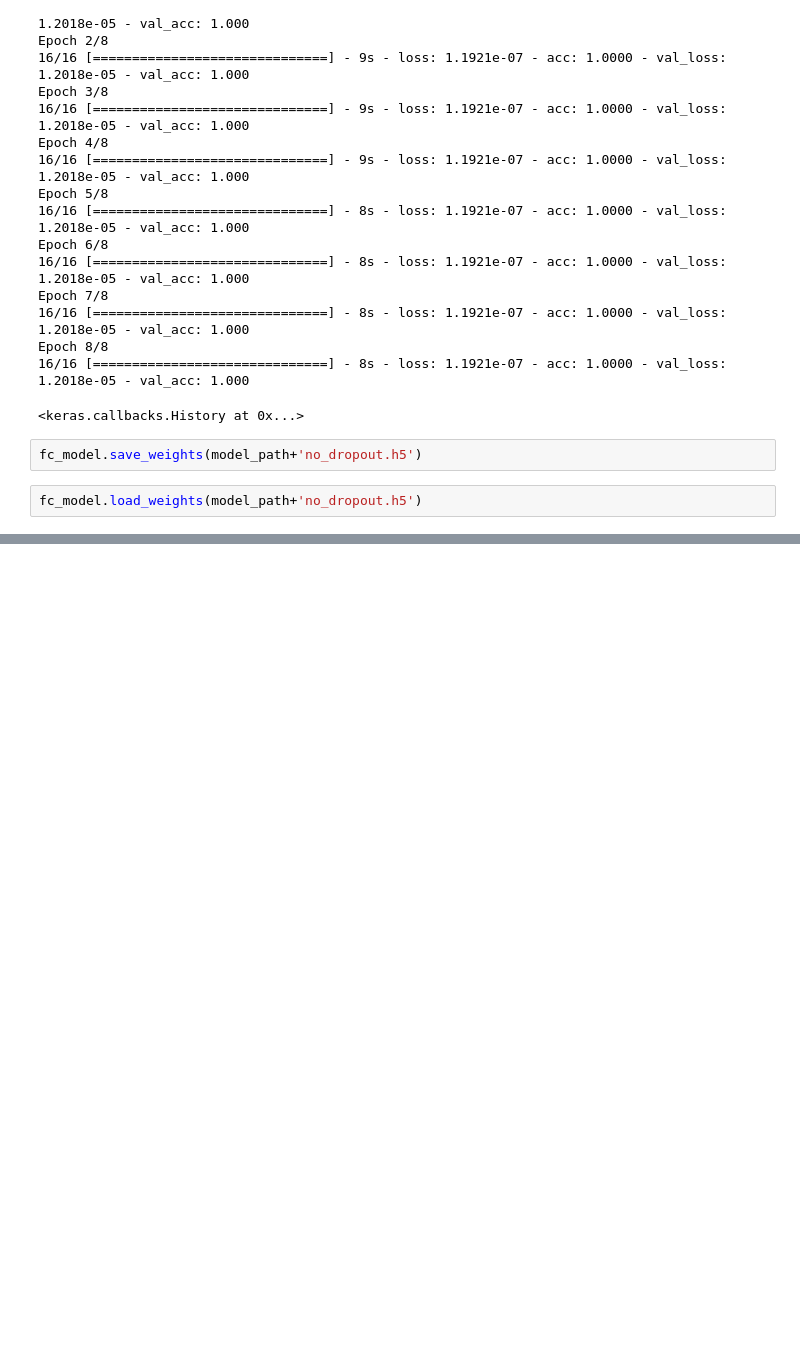
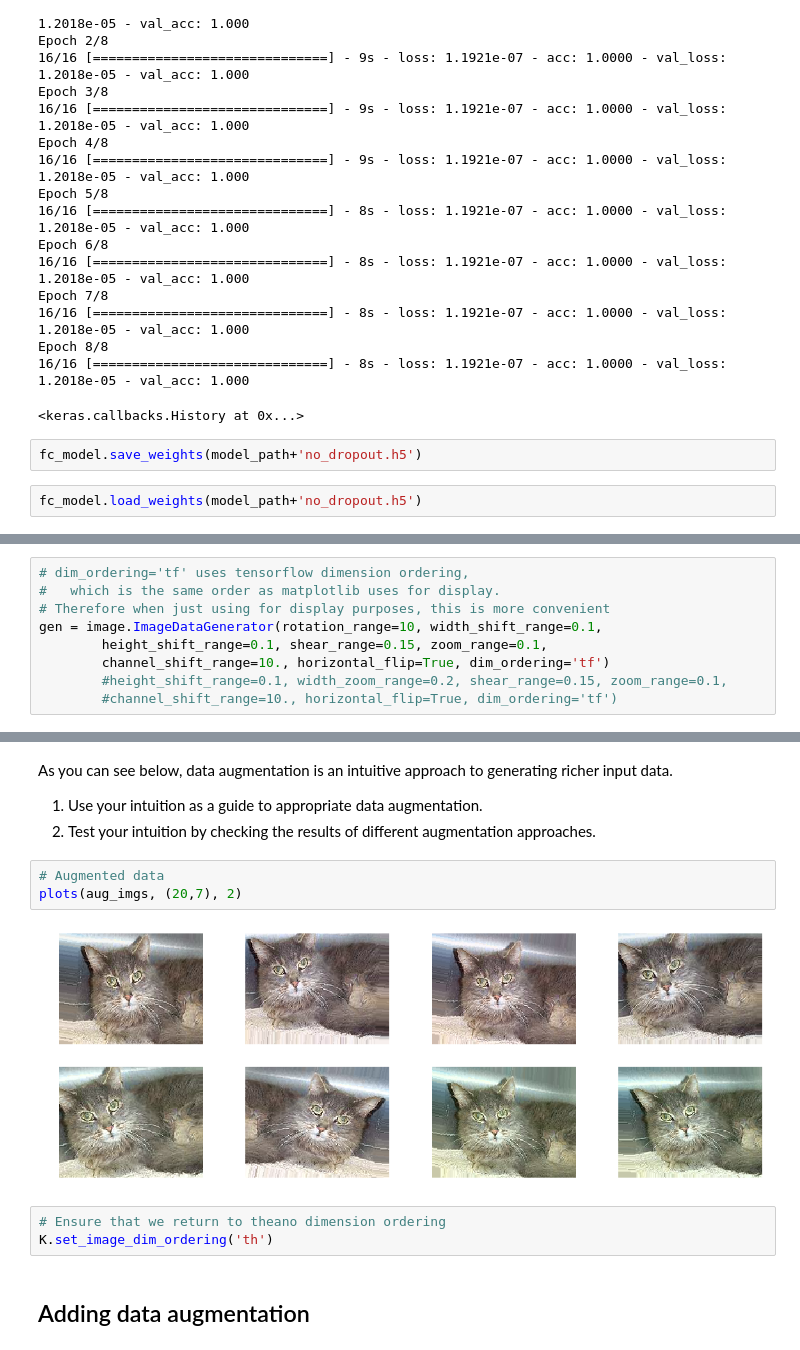
Before and after one commit to krittameth-teacha/courses, a Jupyter notebook: deeplearning1/nbs/lesson3_1_kt.ipynb, the cells around one changed output, grey strips where cells are left out. Saved outputs shown, nothing was run; the diff lists cells and outputs as text; blank space fills up the shorter version.

```diff
--- a/deeplearning1/nbs/lesson3_1_kt.ipynb
+++ b/deeplearning1/nbs/lesson3_1_kt.ipynb
@@ -181,0 +223,9 @@ fc_model.load_weights(model_path+'no_dropout.h5')
+# %%
+# dim_ordering='tf' uses tensorflow dimension ordering,
+#   which is the same order as matplotlib uses for display.
+# Therefore when just using for display purposes, this is more convenient
+gen = image.ImageDataGenerator(rotation_range=10, width_shift_range=0.1,
+        height_shift_range=0.1, shear_range=0.15, zoom_range=0.1,
+        channel_shift_range=10., horizontal_flip=True, dim_ordering='tf')
+        #height_shift_range=0.1, width_zoom_range=0.2, shear_range=0.15, zoom_range=0.1,
+        #channel_shift_range=10., horizontal_flip=True, dim_ordering='tf')
@@ -181,0 +250,15 @@ fc_model.load_weights(model_path+'no_dropout.h5')
+# %% [markdown]
+As you can see below, data augmentation is an intuitive approach to generating richer input data.
+
+1. Use your intuition as a guide to appropriate data augmentation.
+2. Test your intuition by checking the results of different augmentation approaches.
+# %%
+# Augmented data
+plots(aug_imgs, (20,7), 2)
+# %% [output]
+[figure, added]
+# %%
+# Ensure that we return to theano dimension ordering
+K.set_image_dim_ordering('th')
+# %% [markdown]
+## Adding data augmentation
```
Also changed, not shown: parts of 23 cells of this notebook.
